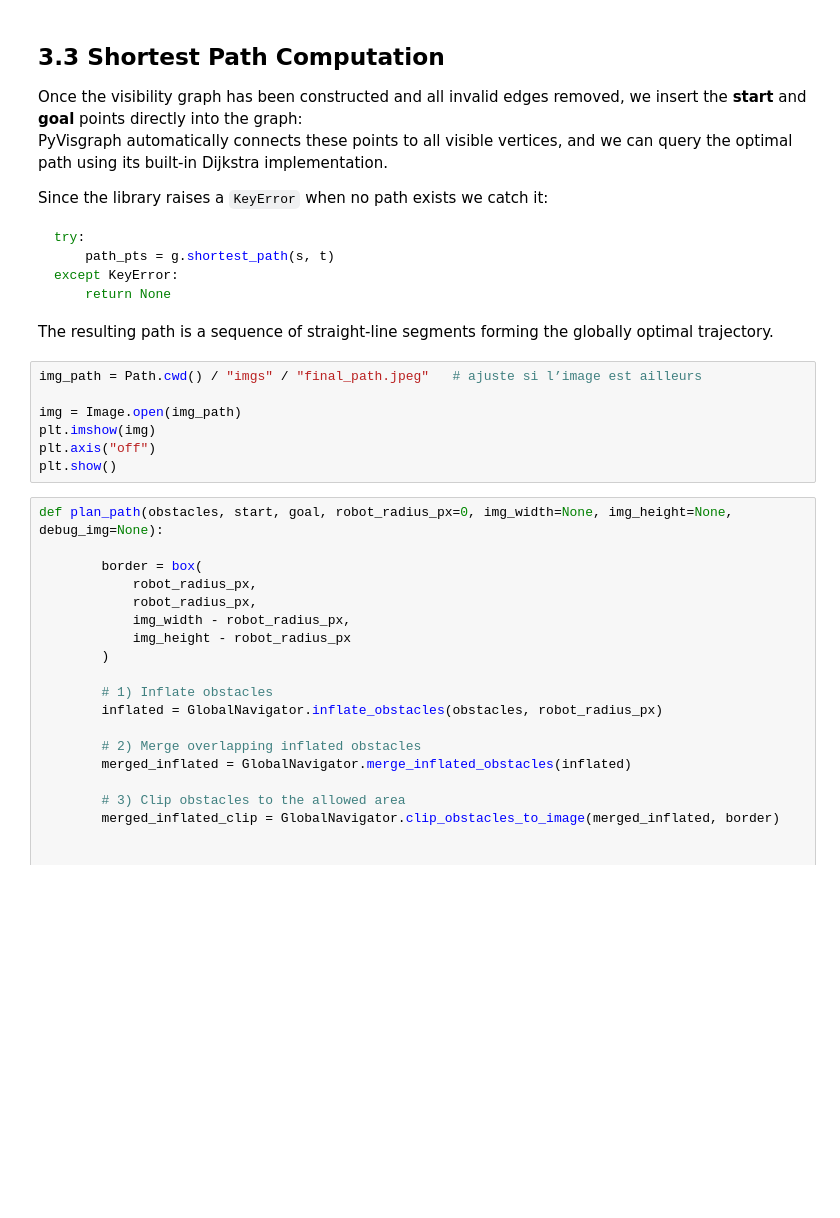
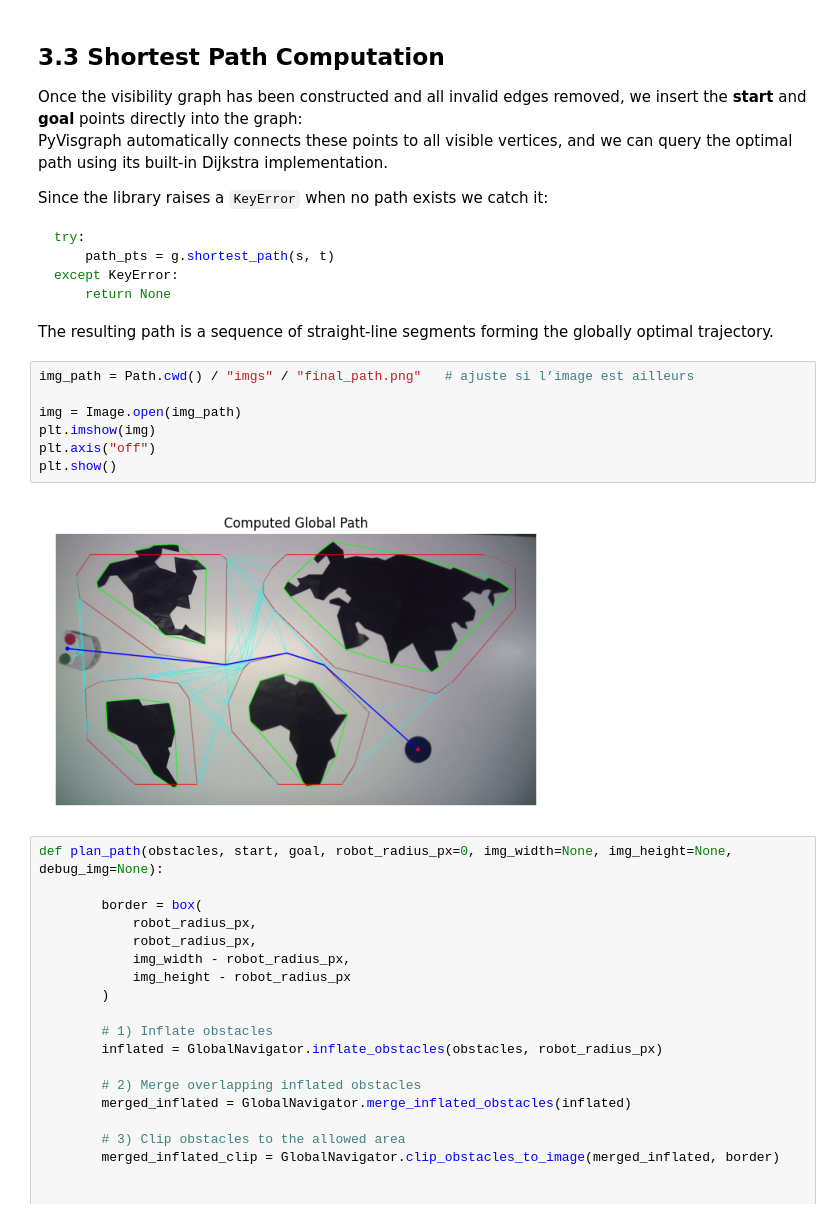
Before and after one commit to andrea-tarabay/mobile-robot-navigation, a Jupyter notebook: Report.ipynb, the cells around one changed output. Drawn from its saved outputs; the diff is of its cells as text; blank space fills up the shorter version.

```diff
--- a/Report.ipynb
+++ b/Report.ipynb
@@ -716,12 +719,14 @@ except KeyError:
 
 The resulting path is a sequence of straight-line segments forming the globally optimal trajectory.
 # %%
-img_path = Path.cwd() / "imgs" / "final_path.jpeg"   # ajuste si l’image est ailleurs
+img_path = Path.cwd() / "imgs" / "final_path.png"   # ajuste si l’image est ailleurs
 
 img = Image.open(img_path)
 plt.imshow(img)
 plt.axis("off")
 plt.show()
+# %% [output]
+[figure, added]
 # %%
 def plan_path(obstacles, start, goal, robot_radius_px=0, img_width=None, img_height=None, debug_img=None):
 
```
Also changed, not shown: parts of 6 cells of this notebook, 5 other files.
